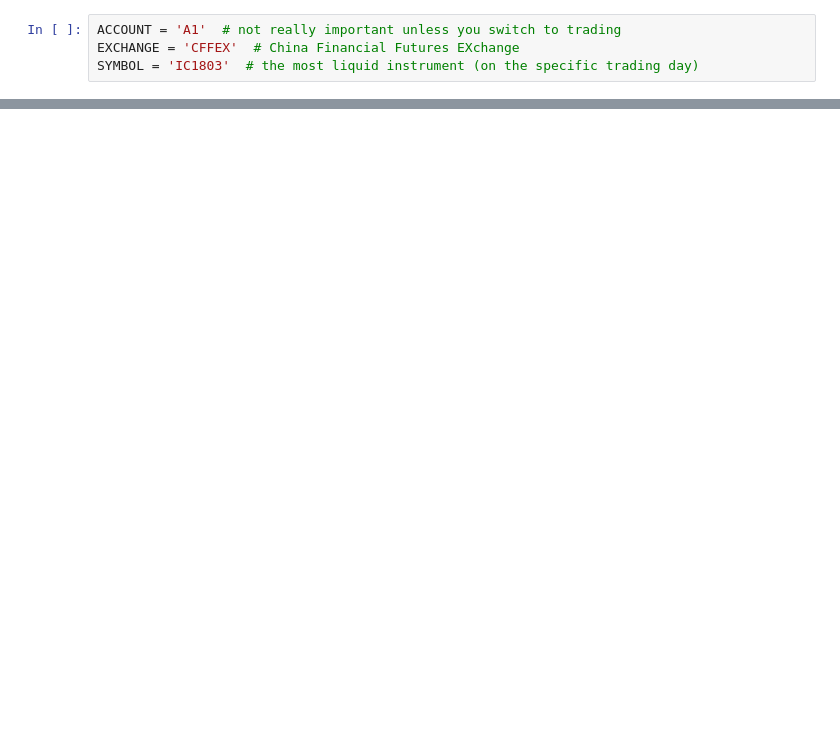
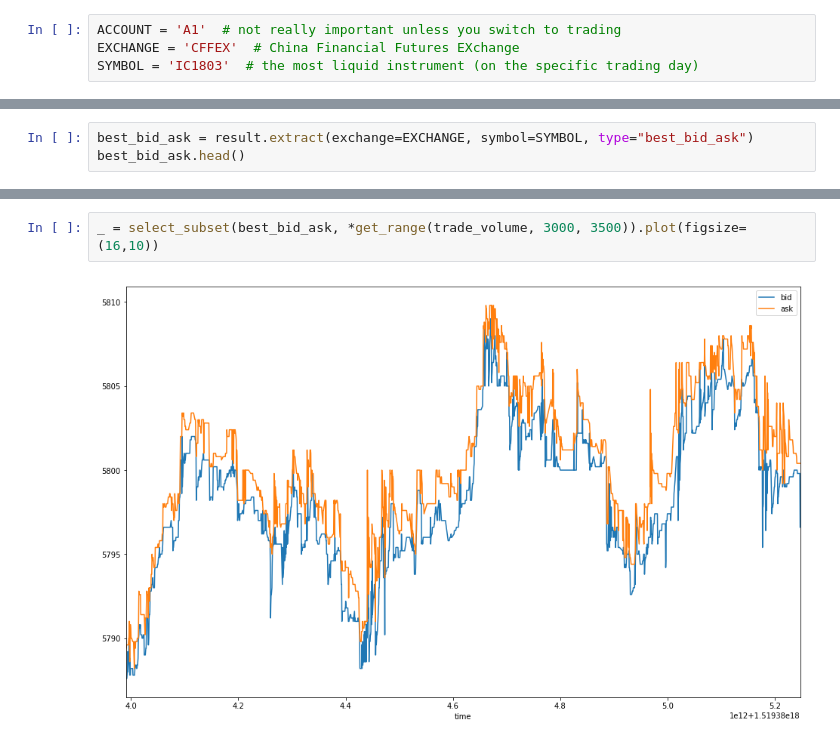
Before and after one commit to roq-trading/roq-cpp-samples, a Jupyter notebook: notebooks/simple.ipynb, the cells around one changed output, grey strips where cells are left out. Cells and saved outputs as stored; diff of their text form; blank space fills up the shorter version.

```diff
--- a/notebooks/simple.ipynb
+++ b/notebooks/simple.ipynb
@@ -307,0 +392,3 @@ RuntimeError: No such file or directory
+# %%
+best_bid_ask = result.extract(exchange=EXCHANGE, symbol=SYMBOL, type="best_bid_ask")
+best_bid_ask.head()
@@ -307,0 +471,4 @@ RuntimeError: No such file or directory
+# %%
+_ = select_subset(best_bid_ask, *get_range(trade_volume, 3000, 3500)).plot(figsize=(16,10))
+# %% [output]
+[figure, added]
```
Also changed, not shown: parts of 33 cells of this notebook.
